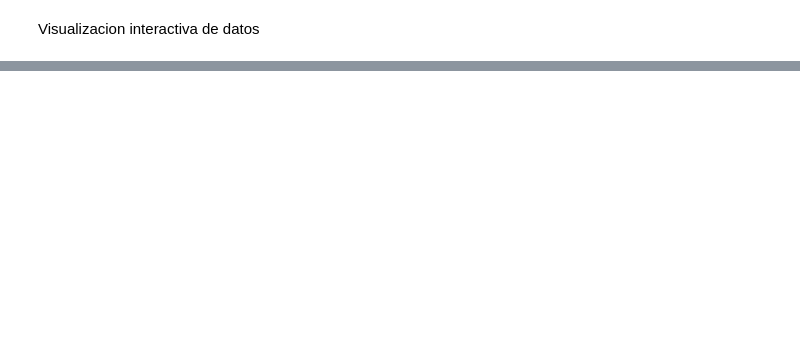
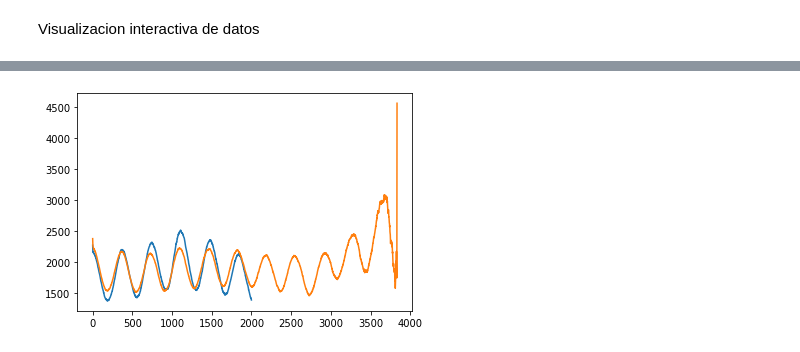
Before and after one commit to juanlu29/juanlu29, a Jupyter notebook: preprocesadoDatosContaminacionMadrid.ipynb, the cells around one changed output, grey strips where cells are left out. Drawn from its saved outputs; the diff is of its cells as text; code cells hidden in the pictures; blank space fills up the shorter version.

Commit message:
hemos comenzado a ver correlaciones y regularidades en los datos

```diff
--- a/preprocesadoDatosContaminacionMadrid.ipynb
+++ b/preprocesadoDatosContaminacionMadrid.ipynb
@@ -72,0 +60,98 @@ alt.Chart(est03NO2_df.reset_index()).mark_line().encode(
+# %%
+import matplotlib.pyplot as plt
+from scipy.fft import fft
+
+def autocorrelacion(datos):
+  '''
+  Dada una serie temporal 1D, calcula su autocorrelacion siendo ademas argumento de salida
+  '''
+  correlacion = []
+  promediados = []
+  longitudDatos = len(datos)
+  for distanciaCorr in range(len(datos)):
+    realizacionesParaPromediar = len(datos) - distanciaCorr # Numero de veces que podemos convulocionar el array sobre si mismo
+    promediados.append(realizacionesParaPromediar)
+    correlacion.append(0.)
+    for muestra in range(realizacionesParaPromediar):
+       correlacion[distanciaCorr] += datos[muestra]*datos[muestra + distanciaCorr]
+
+    correlacion[distanciaCorr] = correlacion[distanciaCorr]/float(realizacionesParaPromediar)
+
+  return np.asarray(correlacion), promediados
+
+def frecuenciasInternas(datos,dx):
+  '''
+  Dada una serie de datos devuelve el espectro de frecuencias que lo compone y el dominio espectral correspondiente
+  dx la unidad minima en la que el dominio esta particionado
+  '''
+  datosf = fft(datos)
+
+
+  x = np.linspace(0.0, len(datos)*dx, len(datos))
+  xf = np.linspace(0.0, 1.0/(2.0*dx), len(datos)//2)
+
+  s_datosf_sq = np.real((2./len(datos))*np.sqrt(np.multiply(datosf,np.conj(datosf)))[0:len(datos)//2])
+
+  return s_datosf_sq, xf
+
+################
+
+datos = est03O3_df.to_numpy()
+
+longitudDatos = len(datos)
+
+correlacion = np.zeros(2000)
+for j in range(2000):
+  for i in range(1000):
+    correlacion[j] += datos[i,0]*datos[j+i,0]
+  correlacion[j] = 0.001*correlacion[j]
+
+plt.plot(correlacion)
+
+
+correlacion, parapromediar = autocorrelacion(datos[:,0])
+frecuencias, xf = frecuenciasInternas(datos[:,0],1.)
+print(frecuencias)
+
+plt.plot(correlacion)
+
+fig, ax = plt.subplots(1,1)
+figf, axf = plt.subplots(1,1)
+
+ax.plot(parapromediar)
+#periodos = 1./(365.*xf)
+#periodos[0] = 0.
+periodos = xf[1:]
+frecuencias = frecuencias[1:]
+periodos = 1./(365.*periodos)
+axf.plot(periodos,np.log(frecuencias))
+
+C  = np.sum(frecuencias)
+
+print( "Frecuencia promedio de la señal :",   np.sum(   np.multiply(   periodos , frecuencias/np.sum(frecuencias)    )    )    )
+frecuenciaMaxima = np.where(frecuencias == np.amax(frecuencias)) # Operador & para evaular elemento a elemento entre arrays
+print("frecuencia maxima :",frecuencias[frecuenciaMaxima])
+print( "Frecuencia máxima de la señal :", periodos[frecuenciaMaxima])
+
+
+fig_cor_p, ax_cor_p = plt.subplots(1,1)
+
+x = np.arange(len(correlacion))
+x = x*(1./365.)
+
+acab = np.asarray(list(zip(x,correlacion)))
+
+resultados = np.where(acab[:,0]<periodos[frecuenciaMaxima])
+print(resultados[0])
+
+#resultados = [np.array(zipped[0],zipped[1]) for zipped[0] < periodos[frecuenciaMaxima] in list(zip(x,correlacion))]
+
+ax_cor_p.plot(acab[resultados[0],0],acab[resultados[0],1])
+
+fig.show()gom%%2955
+
+
+figf.show()
+
+fig_cor_p.show()
+# %% [output]
@@ -72,0 +175 @@ alt.Chart(est03NO2_df.reset_index()).mark_line().encode(
+[figure, added]
```
Also changed, not shown: parts of 4 cells of this notebook.
